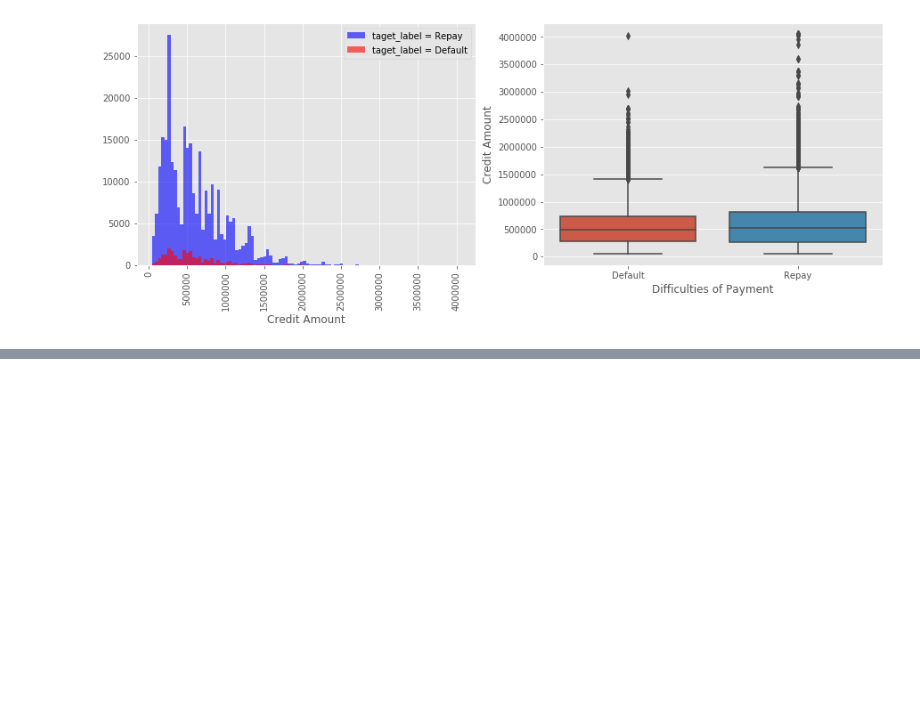
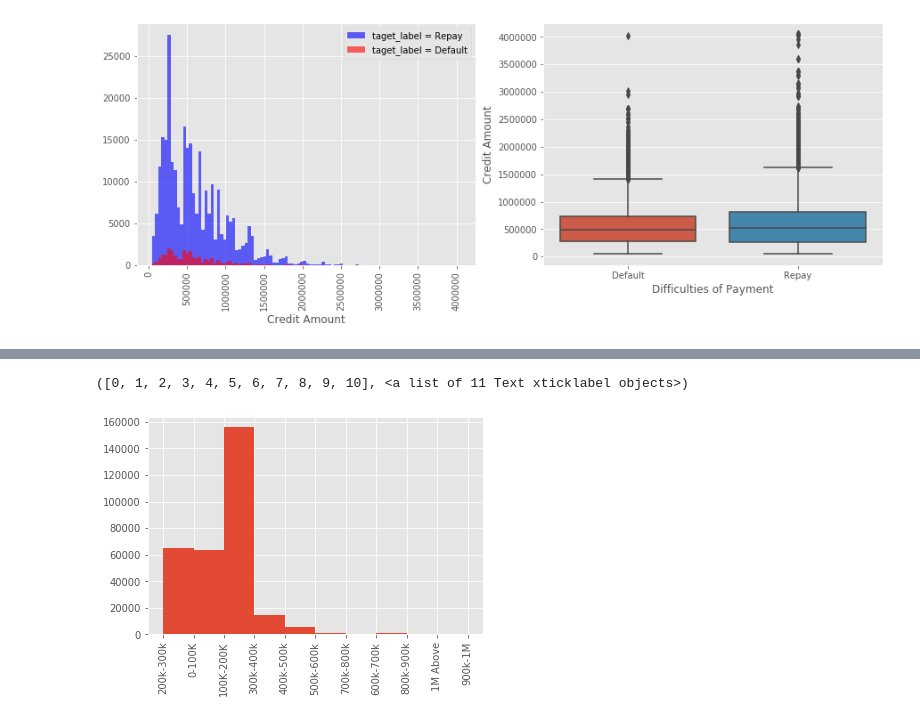
Before and after one commit to sunny0103/personal_project_kaggle, a Jupyter notebook: bank_loan/bank Loan EDA.ipynb, the cells around one changed output, grey strips where cells are left out. Cells and saved outputs as stored; diff of their text form; code cells hidden in the pictures; blank space fills up the shorter version.

```diff
--- a/bank_loan/bank Loan EDA.ipynb
+++ b/bank_loan/bank Loan EDA.ipynb
@@ -417,3 +417,9 @@ plt.ylabel("Credit Amount")
 plt.show()
 # %% [output]
 [figure]
+# %%
+applicationDF['income_label']=applicationDF['AMT_INCOME_TOTAL']/1000
+bins=[0,100,200,300,400,500,600,700,800,900,1000,1100]
+rang = ['0-100K','100K-200K', '200k-300k','300k-400k','400k-500k','500k-600k','600k-700k','700k-800k','800k-900k','900k-1M', '1M Above']
+
+applicationDF['income_range']=pd.cut(applicationDF['income_label'],bins=bins,labels=rang)
@@ -419,0 +441,6 @@ plt.show()
+# %%
+applicationDF['income_range'].hist()
+plt.xticks(rotation=90)
+# %% [output]
+([0, 1, 2, 3, 4, 5, 6, 7, 8, 9, 10], <a list of 11 Text xticklabel objects>)
+[figure, added]
```
Also changed, not shown: parts of 4 cells of this notebook.
